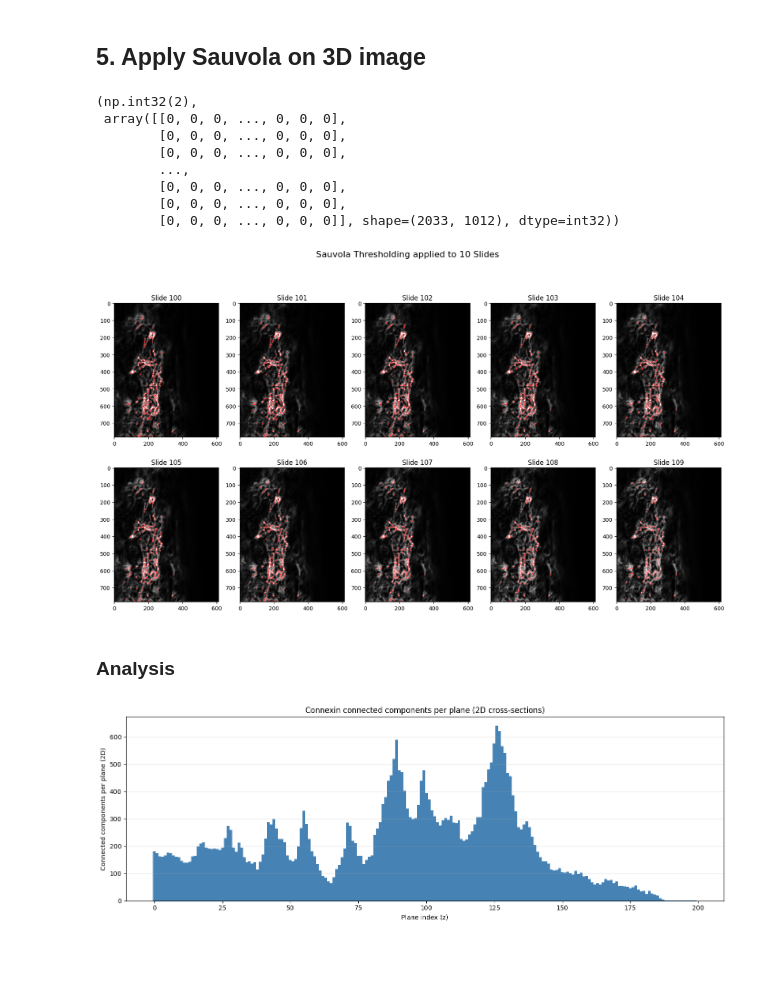
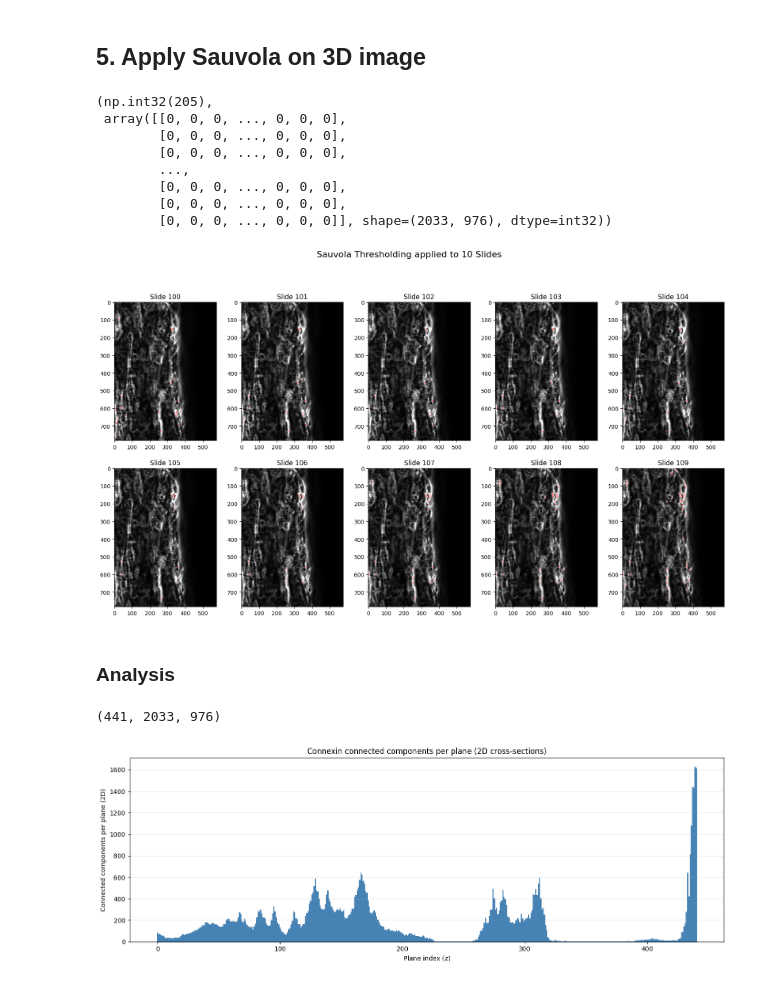
Before and after one commit to llloretta/connexin-pipeline, a Jupyter notebook: notebooks/2_1_segmentation.ipynb, the cells around one changed output. Drawn from its saved outputs; the diff is of its cells as text; code cells hidden in the pictures; blank space fills up the shorter version.

```diff
--- a/notebooks/2_1_segmentation.ipynb
+++ b/notebooks/2_1_segmentation.ipynb
@@ -34,6 +50,8 @@ from threshold import adapted_sauvola_threshold, savola_3D_image
 # %%
 # load image and nuclei mask (nuclei mask has its own crop: z 60-500, X 26-1002, Y kept)
 preprocessed_image = io.imread(BASE_DIR / 'data/preprocessed/background_removed_and_deconvolved_img.tiff')
+preprocessed_image= preprocessed_image[60:501, :, 23:999]
 preprocessed_image_bg = io.imread(BASE_DIR / 'data/preprocessed/background_removed_img.tiff')
+preprocessed_image_bg = preprocessed_image_bg[60:501, :, 23:999]
 nuclei_mask_raw = io.imread(BASE_DIR / 'data/raw/nuclei_dataset/nuclei_1_raw_Object Identities_test-exported_data_Input.tiff')
-nuclei_mask = nuclei_mask_raw[60:501, :, 26:1002]  # z 60-500 (441 slices), X 26:1002 (976 px), Y unchanged
+nuclei_mask = nuclei_mask_raw[:, 15:, :]  # z 60-500 (441 slices), X 26:1002 (976 px), Y unchanged
@@ -241,14 +259,14 @@ io.imsave(
 # %%
 count_connexin_plaques(binary_sauvola_img[300])
 # %% [output]
-(np.int32(2),
+(np.int32(205),
  array([[0, 0, 0, ..., 0, 0, 0],
         [0, 0, 0, ..., 0, 0, 0],
         [0, 0, 0, ..., 0, 0, 0],
         ...,
         [0, 0, 0, ..., 0, 0, 0],
         [0, 0, 0, ..., 0, 0, 0],
-        [0, 0, 0, ..., 0, 0, 0]], shape=(2033, 1012), dtype=int32))
+        [0, 0, 0, ..., 0, 0, 0]], shape=(2033, 976), dtype=int32))
 # %%
 # plot 10 slides with segmented connexin next to each other [950:1250, 350:550]
 fig, ax = plt.subplots(2, 5, figsize=(20, 10))
@@ -260,7 +278,7 @@ for i in range(10):
 
 plt.show()
 # %% [output]
-[figure, old version]
+[figure, new version]
 # %% [markdown]
 ### Analysis
 # %%
@@ -292,7 +310,11 @@ def plot_component_counts_per_plane(binary_sauvola_img):
     plt.show()
 
     return counts
+# %%
+binary_sauvola_img.shape
+# %% [output]
+(441, 2033, 976)
 # %%
-counts = plot_component_counts_per_plane(binary_sauvola_img[100:300])
+counts = plot_component_counts_per_plane(binary_sauvola_img)
 # %% [output]
-[figure, old version]
+[figure, new version]
```
Also changed, not shown: parts of 5 cells of this notebook, 1 other file.
